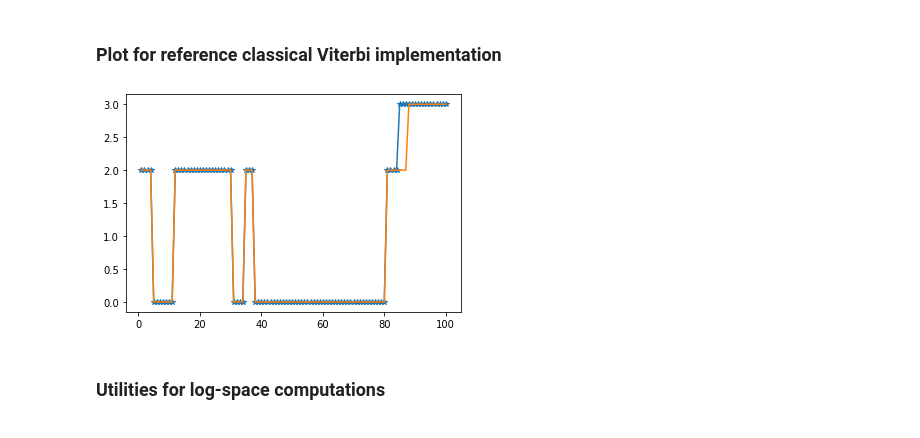
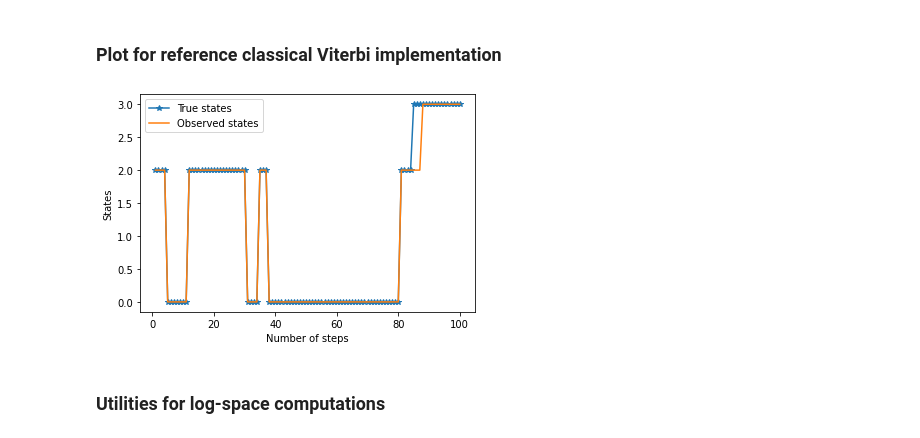
Before and after one commit to EEA-sensors/sequential-parallelization-examples, a Jupyter notebook: python/temporal-parallelization-inference-in-HMMs/phmm_viterbi.ipynb, the cells around one changed output. Cells and saved outputs as stored; diff of their text form; code cells hidden in the pictures.

```diff
--- a/python/temporal-parallelization-inference-in-HMMs/phmm_viterbi.ipynb
+++ b/python/temporal-parallelization-inference-in-HMMs/phmm_viterbi.ipynb
@@ -176,7 +176,7 @@ plt.legend(['True states', 'Observed states'])
 ### Reference implementations for comparison and debugging
 # %%
 def ref_viterbi_classic(model, Y):
-    """Reference classical viterbi implementation
+    """Reference classical viterbi implementation (path based)
 
     Parameters
     ----------
@@ -216,15 +216,6 @@ def ref_viterbi_classic(model, Y):
             V[i] = tmp[u[i]]
         V_list[k] = V
         u_list[k] = u
-    # for k in range(1, len(Y)):
-    #     psi = model.np_Po[:, Y[k]] * model.np_Pi
-    #     tmp = psi * V[None, :]
-    #     u = np.argmax(tmp, axis=1)
-    #     V = np.take_along_axis(tmp, u[:, None], axis=1)[:, 0]
-    #     V_list[k] = V
-    #     u_list[k] = u
-
-
 
     xmap = [0] * len(Y)
     xmap[-1] = np.argmax(V_list[-1])
@@ -259,14 +250,14 @@ def ref_viterbi_maxproduct(model, Y):
 
 
     V_list = np.zeros((Y.shape[0], model.prior_dim, ))
-    V = model.Po[:,Y[0]] * model.prior
+    V = model.Po[:, Y[0]] * model.prior
     V_list[0] = V
     for k in range(1,len(Y)):
-        psi = model.Po[:,Y[k]] * model.Pi
+        psi = model.Po[:, Y[k]] * model.Pi
         old_V = V
         V = np.zeros(V.shape)
         for i in range(psi.shape[1]):
-            tmp = psi[:,i] * old_V
+            tmp = psi[:, i] * old_V
             V[i] = np.max(tmp)
         V_list[k] = V
 
@@ -274,12 +265,12 @@ def ref_viterbi_maxproduct(model, Y):
     W = np.ones(model.Pi.shape[0])
     W_list[-1] = W
     for k in reversed(range(len(Y)-1)):
-        psi = model.Po[:,Y[k+1]] * model.Pi
+        psi = model.Po[:, Y[k+1]] * model.Pi
 
         old_W = W
         W = np.zeros(W.shape)
         for i in range(psi.shape[0]):
-            tmp = psi[i,:] * old_W
+            tmp = psi[i, :] * old_W
             W[i] = np.max(tmp)
         W_list[k] = W
 
@@ -308,9 +299,12 @@ Difference between classical and max-product based Viterbi:  3
 # %%
 plt.clf()
 plt.plot(T[:nsteps], X[:nsteps], '*-', T[:nsteps], [x for x in ref_xmap1[:nsteps]])
+plt.xlabel('Number of steps')
+plt.ylabel('States')
+plt.legend(['True states', 'Observed states'])
 plt.show()
 # %% [output]
-[figure, old version]
+[figure, new version]
 # %% [markdown]
 ### Utilities for log-space computations
 # %%
```
Also changed, not shown: parts of 3 cells of this notebook.
